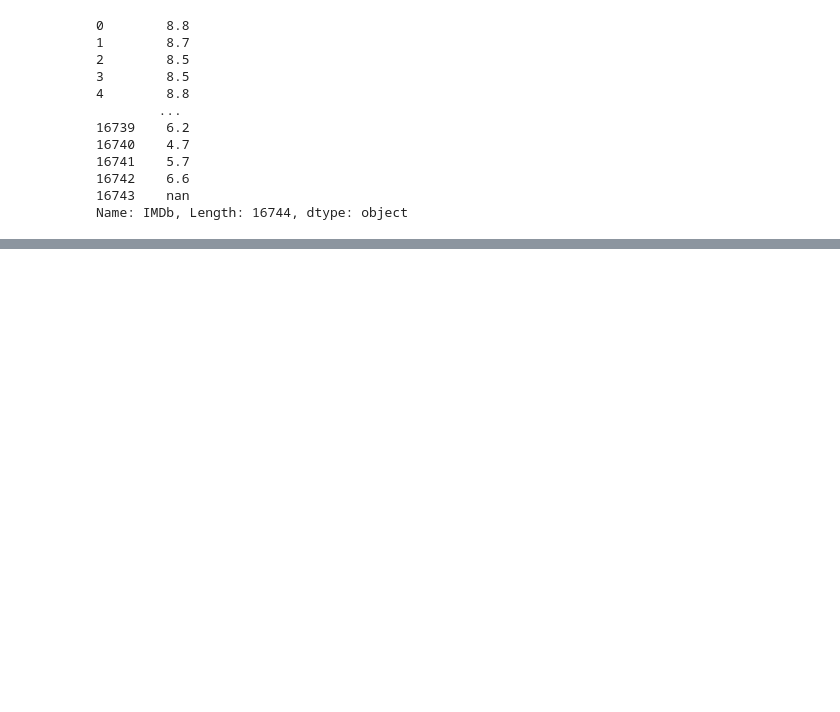
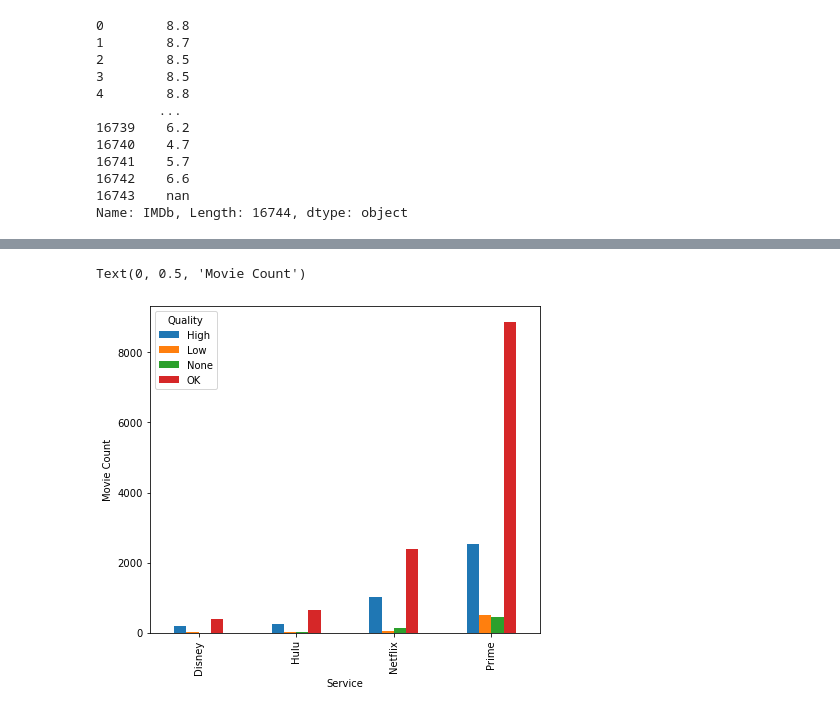
Before and after one commit to AndrewAwl/StreamingMovieData, a Jupyter notebook: FinalProject.ipynb, the cells around one changed output, grey strips where cells are left out. Cells and saved outputs as stored; diff of their text form; code cells hidden in the pictures; blank space fills up the shorter version.

```diff
--- a/FinalProject.ipynb
+++ b/FinalProject.ipynb
@@ -449,0 +662,19 @@ plt.plot()
+# %%
+thepivot = pd.pivot_table(newflatdf,
+               values = "ID",
+               index = "Service",
+               columns = "Quality",
+               aggfunc = 'count'
+              )
+
+ax = thepivot.plot(kind="bar")
+# Get a Matplotlib figure from the axes object for formatting purposes
+fig = ax.get_figure()
+# Change the plot dimensions (width, height)
+fig.set_size_inches(7, 6)
+# Change the axes labels
+ax.set_xlabel("Service")
+ax.set_ylabel("Movie Count")
+# %% [output]
+Text(0, 0.5, 'Movie Count')
+[figure, added]
```
Also changed, not shown: parts of 44 cells of this notebook.
